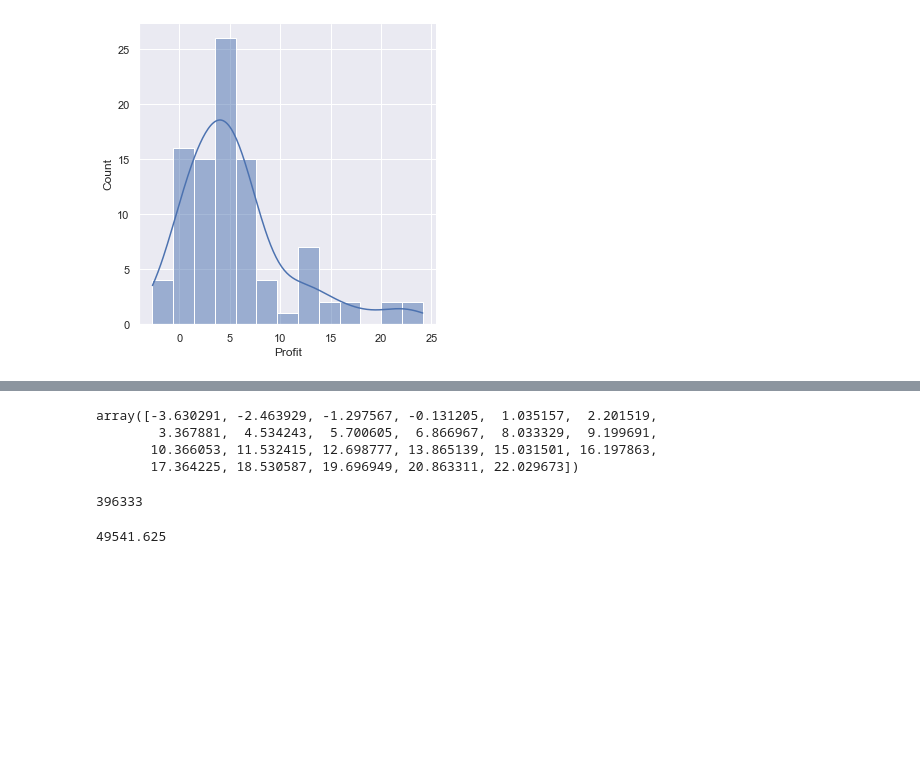
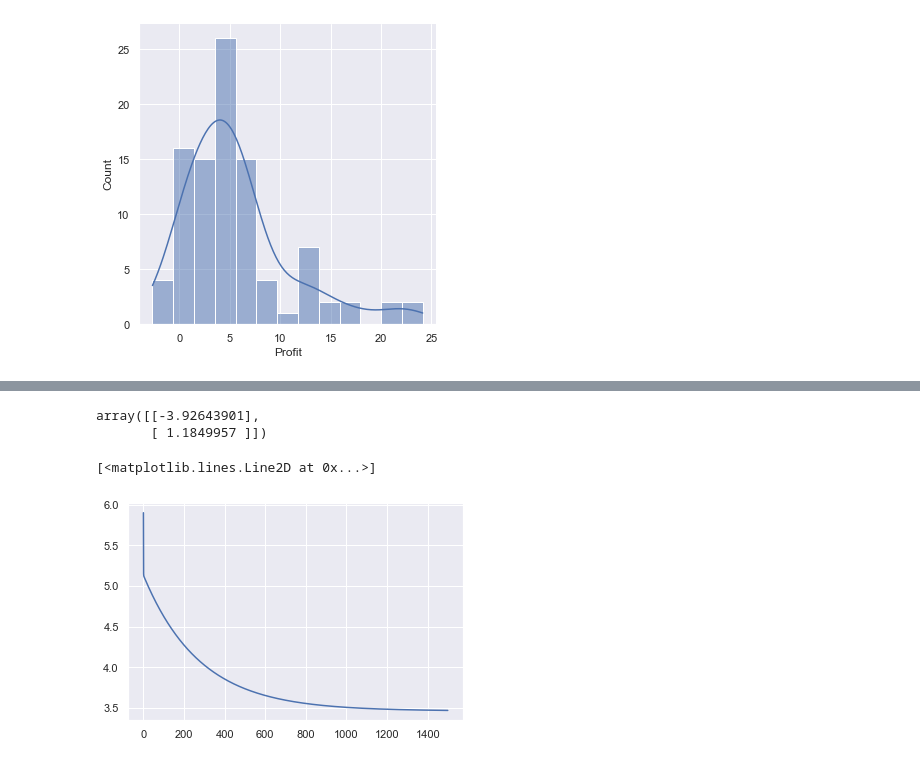
Before and after one commit to jaredwilliam/ML_stanford_coursera, a Jupyter notebook: Week 02/machine-learning-ex1/ex1/Homework in Python.ipynb, the cells around one changed output, grey strips where cells are left out. Saved outputs shown, nothing was run; the diff lists cells and outputs as text; code cells hidden in the pictures; blank space fills up the shorter version.

```diff
--- a/Week 02/machine-learning-ex1/ex1/Homework in Python.ipynb
+++ b/Week 02/machine-learning-ex1/ex1/Homework in Python.ipynb
@@ -105,0 +99,2 @@ alpha = 0.01
+# %%
+y = data[:,1].reshape(m,1)
@@ -106,7 +107,6 @@ alpha = 0.01
 # %%
 def computeCost(X,y,theta):
     m = len(y)
-    J = 0
-    for i in range(m):
-        J += (theta[0]*X[i][0] + theta[1]*X[i][1] - y[i])**2
-    return J / (2*m)
+    predictions = X.dot(theta)
+    square_err = (predictions-y)**2
+    return 1/(2*m) * np.sum(square_err)
@@ -119,16 +123,12 @@ num_iters = 1500
 # %%
-def gradientDescent(X, y, theta, alpha, num_iters):
+def gradientDescent(X,y, theta, alpha, num_iters):
     m = len(y)
-    J_history = np.zeros((num_iters,1))
+    J_history = []
 
-    for iter in range(num_iters):
-
-        b = alpha*(1/m)
-
-
-        temp0 = theta[0] - b*sum(np.reshape(np.dot(X,theta),(96,)) - y)
-        temp1 = theta[0] - b*sum((np.reshape(np.dot(X,theta),(96,)) - y)*X[:,1])
-        theta[0] = temp0
-        theta[1] = temp1
-        #J_history = computeCost(X,y,theta)
-    return theta
+    for i in range(num_iters):
+        predictions = X.dot(theta)
+        error = np.dot(X.transpose(), (predictions-y))
+        descent = alpha * 1/m * error
+        theta -= descent
+        J_history.append(computeCost(X,y,theta))
+    return theta, J_history
@@ -158,2 +138,2 @@ array([ 4.03942764,  5.93001535,  4.97211084,  4.24935248,  5.84423758,
 # %%
-gradientDescent(X, y, theta, alpha, 1500)
+theta,J_history = gradientDescent(X,y, theta, alpha, num_iters)
@@ -186,15 +140,10 @@ y = -3.630291*x0 + 1.166362*x1
-# %%
-y
-# %% [output]
-array([-3.630291, -2.463929, -1.297567, -0.131205,  1.035157,  2.201519,
-        3.367881,  4.534243,  5.700605,  6.866967,  8.033329,  9.199691,
-       10.366053, 11.532415, 12.698777, 13.865139, 15.031501, 16.197863,
-       17.364225, 18.530587, 19.696949, 20.863311, 22.029673])
-# %%
-211600+53824+99225+31684
-# %% [output]
-396333
-# %%
-396333/8
-# %% [output]
-49541.625
+# %%
+theta
+# %% [output]
+array([[-3.92643901],
+       [ 1.1849957 ]])
+# %%
+plt.plot(J_history)
+# %% [output]
+[<matplotlib.lines.Line2D at 0x...>]
+[figure, added]
```
Also changed, not shown: parts of 48 cells of this notebook.
